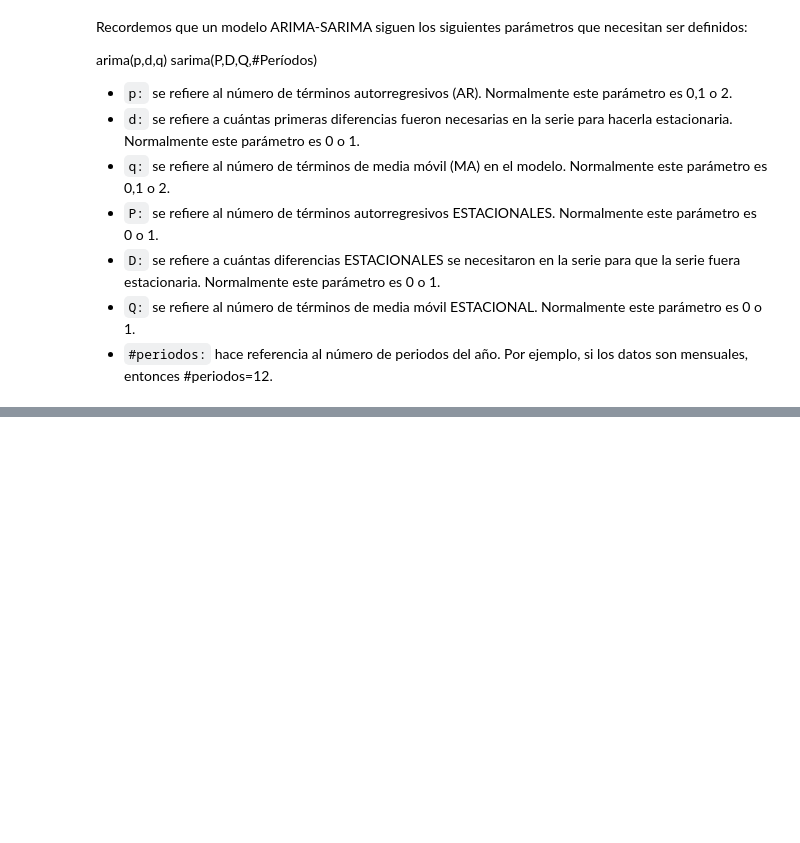
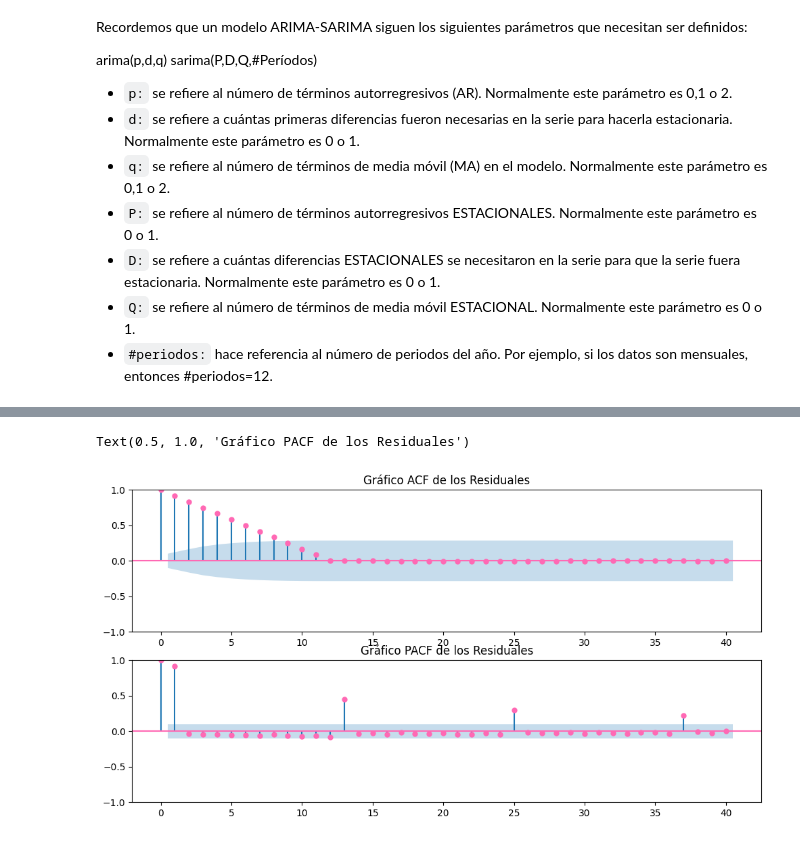
Before and after one commit to mafeermoreno/StatisticsProject, a Jupyter notebook: Proyecto_Stats_Bloque1_Maria_Moreno_v3.ipynb, the cells around one changed output, grey strips where cells are left out. Cells and saved outputs as stored; diff of their text form; code cells hidden in the pictures; blank space fills up the shorter version.

Commit message:
Completed model with suspicious residuals

```diff
--- a/Proyecto_Stats_Bloque1_Maria_Moreno_v3.ipynb
+++ b/Proyecto_Stats_Bloque1_Maria_Moreno_v3.ipynb
@@ -2199,0 +2246,17 @@ plt.show()
+# %%
+from statsmodels.tsa.statespace.sarimax import SARIMAX
+
+# Definir los parámetros ARIMA y SARIMA
+p, d, q = 1, 0, 1  # Parámetros ARIMA no estacionales
+P, D, Q, s = 1, 1, 1, 12  # Parámetros estacionales SARIMA
+
+# Ajustar el modelo SARIMA (SARIMAX)
+model = SARIMAX(igae_total_transposed['log_IGAE_Total'],  # Serie temporal logarítmica
+                order=(p, d, q),  # Parámetros no estacionales ARIMA
+                seasonal_order=(P, D, Q, s),  # Parámetros estacionales SARIMA
+                trend='c',  # Añadir constante
+                simple_differencing=False)
+
+results = model.fit()
+print(results.summary())
+model_fit = results
@@ -2199,0 +2299,20 @@ plt.show()
+# %%
+# Asumiendo que ya tienes el objeto `results` del modelo SARIMAX ajustado
+# Paso 6: Obtener los residuales
+residuales = results.resid
+
+# Paso 7: Graficar ACF y PACF de los residuales para verificar si son ruido blanco
+plt.figure(figsize=(12, 6))
+
+# Gráfico ACF
+plt.subplot(2, 1, 1)
+plot_acf(residuales, lags=40, ax=plt.gca(), color='hotpink')
+plt.title('Gráfico ACF de los Residuales')
+
+# Gráfico PACF
+plt.subplot(2, 1, 2)
+plot_pacf(residuales, lags=40, ax=plt.gca(), color='hotpink')
+plt.title('Gráfico PACF de los Residuales')
+# %% [output]
+Text(0.5, 1.0, 'Gráfico PACF de los Residuales')
+[figure, added]
```
Also changed, not shown: parts of 24 cells of this notebook.
